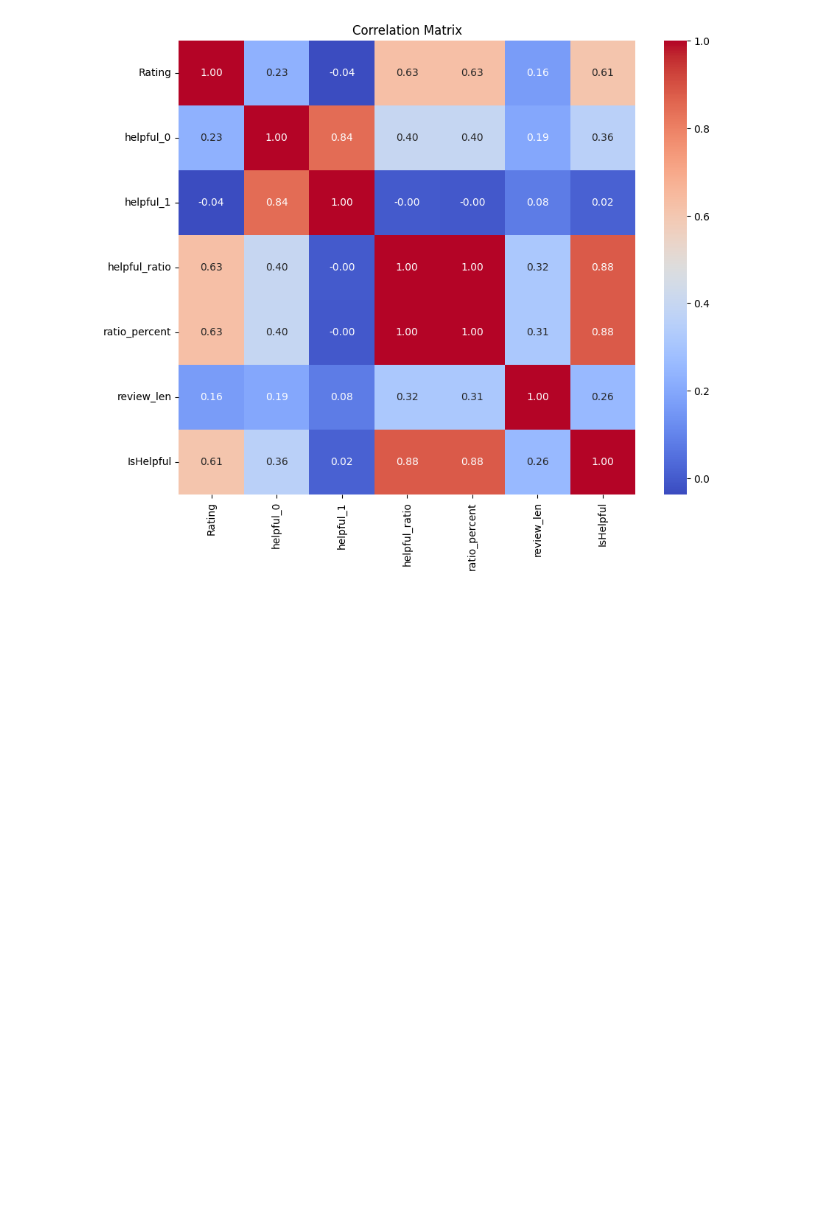
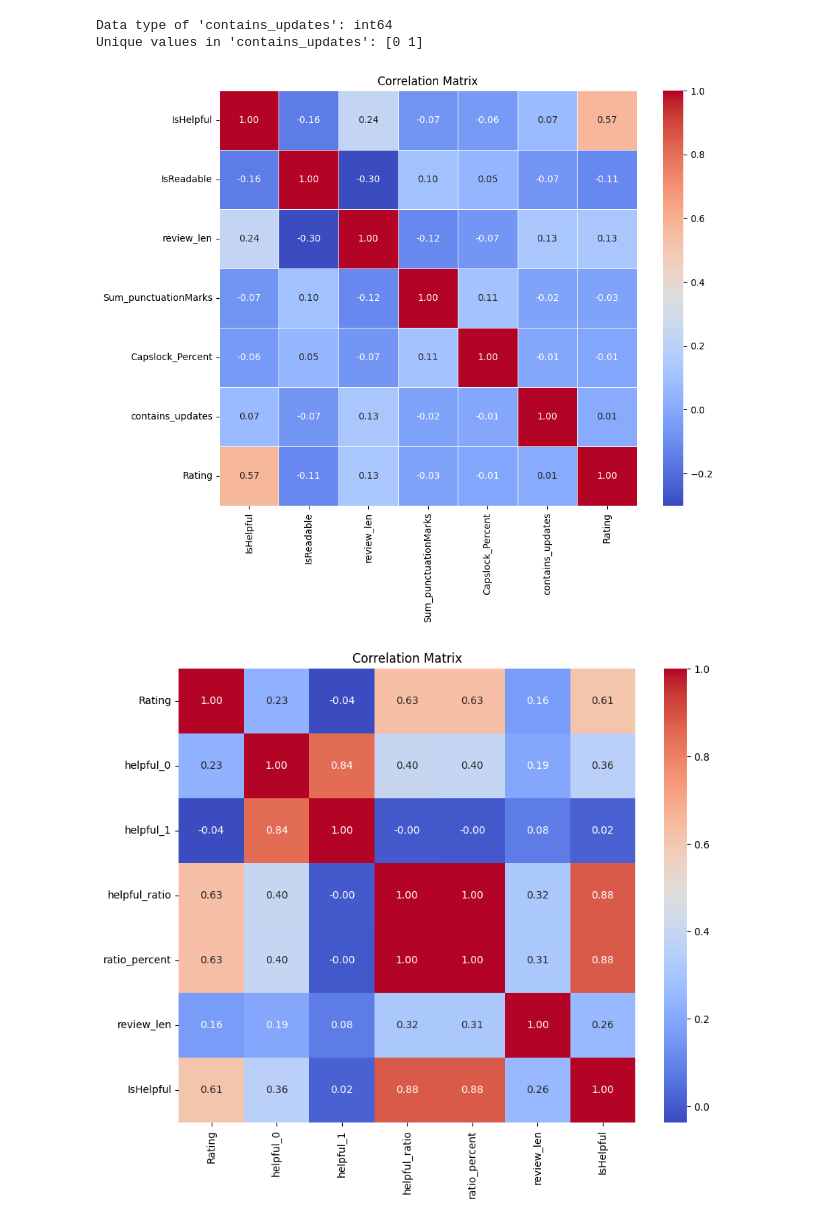
Before and after one commit to bakenq/ASAI, a Jupyter notebook: Notebooks/CorrelationMatrix.ipynb, the cells around one changed output. Saved outputs shown, nothing was run; the diff lists cells and outputs as text; code cells hidden in the pictures; blank space fills up the shorter version.

```diff
--- a/Notebooks/CorrelationMatrix.ipynb
+++ b/Notebooks/CorrelationMatrix.ipynb
@@ -32,0 +113,9 @@ df_modified.head()
+# %%
+# Check for missing values in the DataFrame
+missing_values = df.isnull().sum()
+
+# Print the missing values
+print(missing_values)
+
+# delete missing values
+df = df.dropna()
@@ -33,3 +140,27 @@ df_modified.head()
+# %%
+print("Data type of 'contains_updates':", df['contains_updates'].dtype)
+unique_values_contains_updates = df['contains_updates'].unique()
+print("Unique values in 'contains_updates':", unique_values_contains_updates)
+# %% [output]
+Data type of 'contains_updates': int64
+Unique values in 'contains_updates': [0 1]
+# %%
+# correlation matrix for factors
+variables = ['IsHelpful', 'IsReadable', 'review_len', 'Sum_punctuationMarks', 'Capslock_Percent', 'contains_updates', 'Rating']
+
+# Select the relevant columns from your DataFrame
+selected_data = df[variables]
+
+# Create a correlation matrix
+correlation_matrix = selected_data.corr()
+
+# Plot the correlation matrix using seaborn
+plt.figure(figsize=(10, 8))
+sns.heatmap(correlation_matrix, annot=True, cmap='coolwarm', fmt='.2f', linewidths=.5)
+plt.title('Correlation Matrix')
+plt.show()
+# %% [output]
+[figure, added]
 # %%
 # Select only numeric columns
 numeric_columns = df_modified.select_dtypes(include=['number']).columns
```
Also changed, not shown: parts of 8 cells of this notebook, 1 other file.
